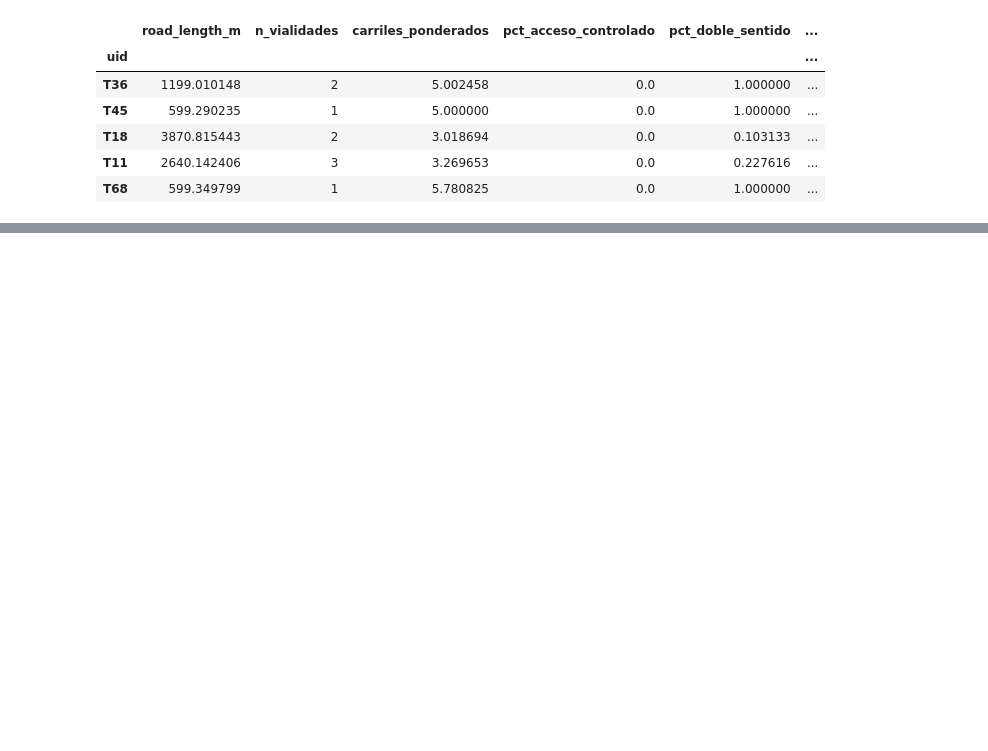
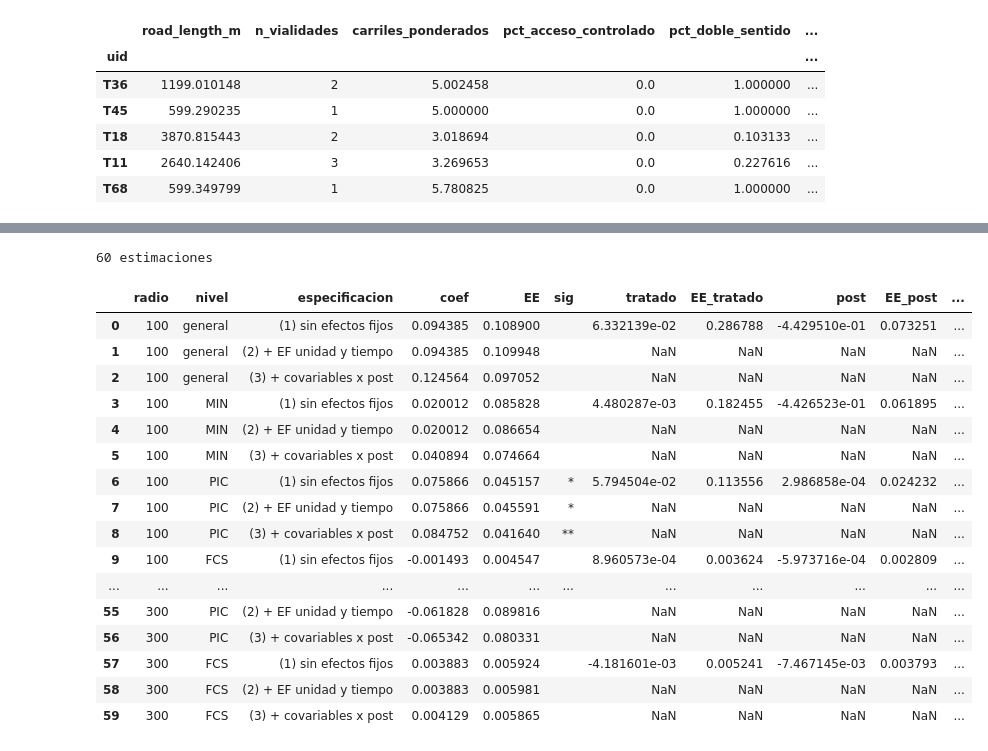
Before and after one commit to MarianoAlcarazAguilar/causal-effects-speed-cameras, a Jupyter notebook: scripts/resume-911/did-estimation.ipynb, the cells around one changed output, grey strips where cells are left out. Cells and saved outputs as stored; diff of their text form; code cells hidden in the pictures; blank space fills up the shorter version.

```diff
--- a/scripts/resume-911/did-estimation.ipynb
+++ b/scripts/resume-911/did-estimation.ipynb
@@ -184,0 +263,19 @@ covariables.head()
+# %%
+# las covariables al panel, estandarizadas e interactuadas con post
+FUERA = ["nivel_incidentes", "tendencia", "pct_lesionados", "hubo_fcs"]  # las 4 del outcome
+# FUERA = ["nivel_incidentes", "tendencia"]   # <- criterio literal de Alberto: 10 covariables
+
+COV_DID = [c for c in COVARIABLES if c not in FUERA]
+
+z = (covariables[COV_DID] - covariables[COV_DID].mean()) / covariables[COV_DID].std()
+panel = panel.merge(z.rename(columns=lambda c: f"z_{c}"), left_on="uid", right_index=True)
+
+INTERACCIONES = []
+for c in COV_DID:
+    panel[f"{c}_post"] = panel[f"z_{c}"] * panel.post
+    INTERACCIONES.append(f"{c}_post")
+
+panel["treat_post"] = panel.tratado * panel.post
+
+print(f"{len(COV_DID)} covariables: {', '.join(COV_DID)}")
+print(f"panel: {panel.shape[0]:,} filas x {panel.shape[1]} columnas")
@@ -184,0 +423,36 @@ covariables.head()
+# %%
+pd.options.display.max_rows = 100
+# %%
+# las 60 regresiones: 5 radios x 4 niveles x 3 especificaciones
+NIVELES_TESIS = {"general": None, "MIN": ("MIN",), "PIC": ("PIC",), "FCS": ("FCS",)}
+
+filas = []
+for radio, e in emparejamientos.items():
+    for etiqueta, niveles in NIVELES_TESIS.items():
+        p = construir_panel(e, niveles)
+        for nombre, formula in ESPECIFICACIONES.items():
+            filas.append({"radio": radio, "nivel": etiqueta, "especificacion": nombre}
+                         | estimar(formula, p))
+
+resultados_radios = pd.DataFrame(filas)
+print(f"{len(resultados_radios)} estimaciones")
+resultados_radios
+# %% [output]
+60 estimaciones
+|  | radio | nivel | especificacion | coef | EE | sig | tratado | EE_tratado | post | EE_post | ... |
+| 0 | 100 | general | (1) sin efectos fijos | 0.094385 | 0.108900 |  | 6.332139e-02 | 0.286788 | -4.429510e-01 | 0.073251 | ... |
+| 1 | 100 | general | (2) + EF unidad y tiempo | 0.094385 | 0.109948 |  | NaN | NaN | NaN | NaN | ... |
+| 2 | 100 | general | (3) + covariables x post | 0.124564 | 0.097052 |  | NaN | NaN | NaN | NaN | ... |
+| 3 | 100 | MIN | (1) sin efectos fijos | 0.020012 | 0.085828 |  | 4.480287e-03 | 0.182455 | -4.426523e-01 | 0.061895 | ... |
+| 4 | 100 | MIN | (2) + EF unidad y tiempo | 0.020012 | 0.086654 |  | NaN | NaN | NaN | NaN | ... |
+| 5 | 100 | MIN | (3) + covariables x post | 0.040894 | 0.074664 |  | NaN | NaN | NaN | NaN | ... |
+| 6 | 100 | PIC | (1) sin efectos fijos | 0.075866 | 0.045157 | * | 5.794504e-02 | 0.113556 | 2.986858e-04 | 0.024232 | ... |
+| 7 | 100 | PIC | (2) + EF unidad y tiempo | 0.075866 | 0.045591 | * | NaN | NaN | NaN | NaN | ... |
+| 8 | 100 | PIC | (3) + covariables x post | 0.084752 | 0.041640 | ** | NaN | NaN | NaN | NaN | ... |
+| 9 | 100 | FCS | (1) sin efectos fijos | -0.001493 | 0.004547 |  | 8.960573e-04 | 0.003624 | -5.973716e-04 | 0.002809 | ... |
+| ... | ... | ... | ... | ... | ... | ... | ... | ... | ... | ... | ... |
+| 55 | 300 | PIC | (2) + EF unidad y tiempo | -0.061828 | 0.089816 |  | NaN | NaN | NaN | NaN | ... |
+| 56 | 300 | PIC | (3) + covariables x post | -0.065342 | 0.080331 |  | NaN | NaN | NaN | NaN | ... |
+| 57 | 300 | FCS | (1) sin efectos fijos | 0.003883 | 0.005924 |  | -4.181601e-03 | 0.005241 | -7.467145e-03 | 0.003793 | ... |
+| 58 | 300 | FCS | (2) + EF unidad y tiempo | 0.003883 | 0.005981 |  | NaN | NaN | NaN | NaN | ... |
+| 59 | 300 | FCS | (3) + covariables x post | 0.004129 | 0.005865 |  | NaN | NaN | NaN | NaN | ... |
```
Also changed, not shown: parts of 17 cells of this notebook, 3 other files.
